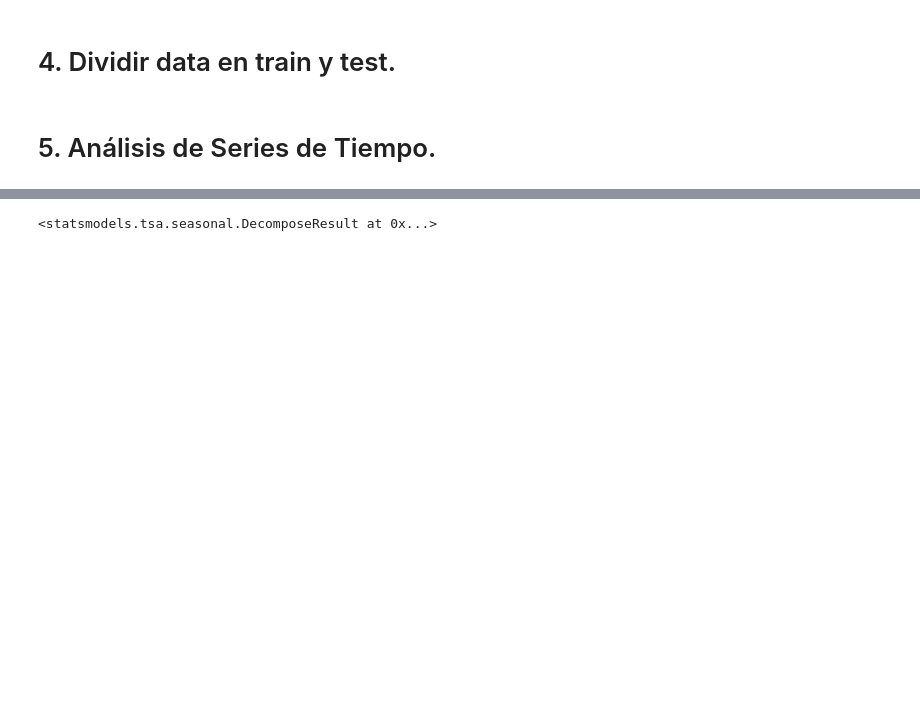
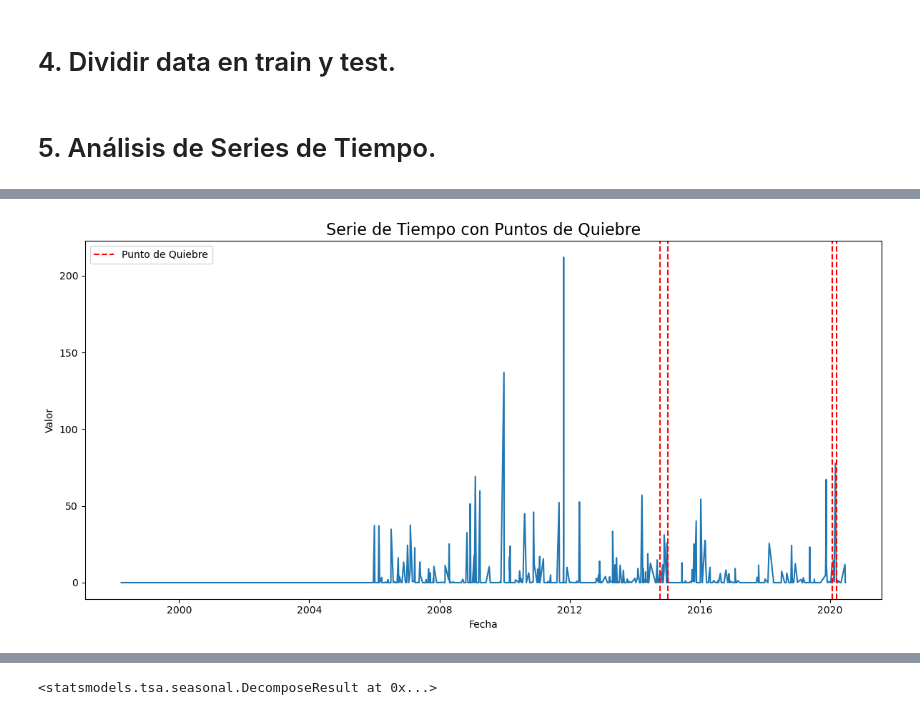
Before and after one commit to Bere333/Smart-Water-Analytics-BBRH, a Jupyter notebook: src/02_modeling_and_evaluation.ipynb, the cells around one changed output, grey strips where cells are left out. Saved outputs shown, nothing was run; the diff lists cells and outputs as text; code cells hidden in the pictures; blank space fills up the shorter version.

Commit message:
added break point time series

```diff
--- a/src/02_modeling_and_evaluation.ipynb
+++ b/src/02_modeling_and_evaluation.ipynb
@@ -155 +177,53 @@ Date
 Name: Value, dtype: float64
+# %%
+
+# Reemplaza 'train_data_aquifers' con tu DataFrame real
+# y 'Date' y 'Value' con los nombres de tus columnas si son diferentes.
+# df = pd.read_csv('tu_archivo.csv') # Ejemplo para cargar tus datos
+df = train_data_aquifers.copy()
+
+# Paso 1: Limpieza y preparación del DataFrame.
+# Asegúrate de que la columna de fechas esté en el formato correcto
+df['Date'] = pd.to_datetime(df['Date'])
+# Elimina filas con valores de fecha no válidos (NaT)
+df.dropna(subset=['Date'], inplace=True)
+# Ordena el DataFrame por la columna de fechas
+df.sort_values(by='Date', inplace=True)
+# Establece la columna de fechas como el índice
+df.set_index('Date', inplace=True)
+
+# Paso 2: Muestreo y limpieza de valores nulos o infinitos.
+# Esto es para que el kernel no se bloquee con datos grandes
+sample_size = 0.1  # 10% de tus datos
+df_sampled = df.sample(frac=sample_size, random_state=42)
+# Reordena el DataFrame después del muestreo para el gráfico
+df_sampled.sort_index(inplace=True)
+# Limpia los datos de la muestra antes de la detección
+df_sampled = df_sampled.replace([np.inf, -np.inf], np.nan).dropna()
+
+# Paso 3: Escalar los datos para la detección de quiebres.
+values_original = df_sampled['Value'].values.reshape(-1, 1)
+scaler = StandardScaler()
+values_scaled = scaler.fit_transform(values_original)
+
+# Paso 4: Detección de puntos de quiebre.
+# Usa BinSeg, que es más rápido y robusto para datos grandes.
+# Aquí le decimos que busque 1 punto de quiebre. Puedes ajustar este valor.
+algo = rpt.Pelt(model="l1").fit(values_scaled)
+result = algo.predict(pen=1)
+
+# Paso 5: Graficar la serie de tiempo con los puntos de quiebre.
+fig, ax = plt.subplots(figsize=(12, 6))
+ax.plot(df_sampled.index, values_original)
+ax.set_title('Serie de Tiempo con Puntos de Quiebre', fontsize=16)
+ax.set_xlabel('Fecha')
+ax.set_ylabel('Valor')
+
+for cp in result[:-1]:
+    ax.axvline(x=df_sampled.index[cp], color='red', linestyle='--', label='Punto de Quiebre' if cp == result[0] else "")
+    print(f"Punto de quiebre detectado en el índice: {cp}, fecha: {df_sampled.index[cp]}")
+
+plt.legend()
+plt.tight_layout()
+plt.show()
+# %% [output]
@@ -155,0 +234 @@ Name: Value, dtype: float64
+[figure, added]
```
Also changed, not shown: parts of 27 cells of this notebook.
